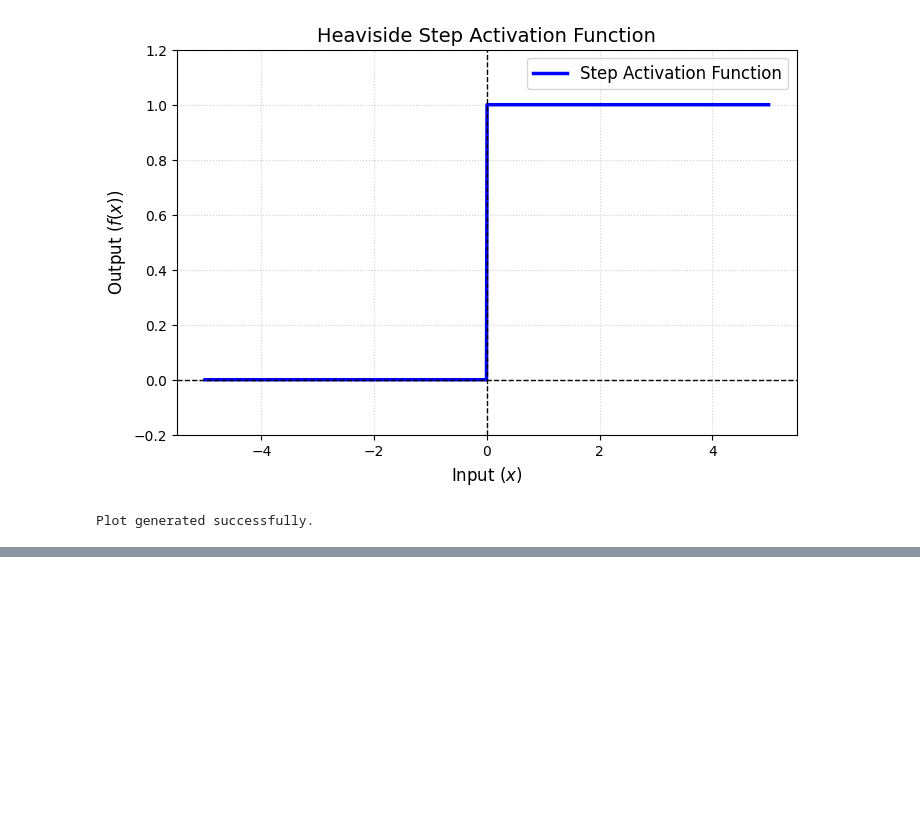
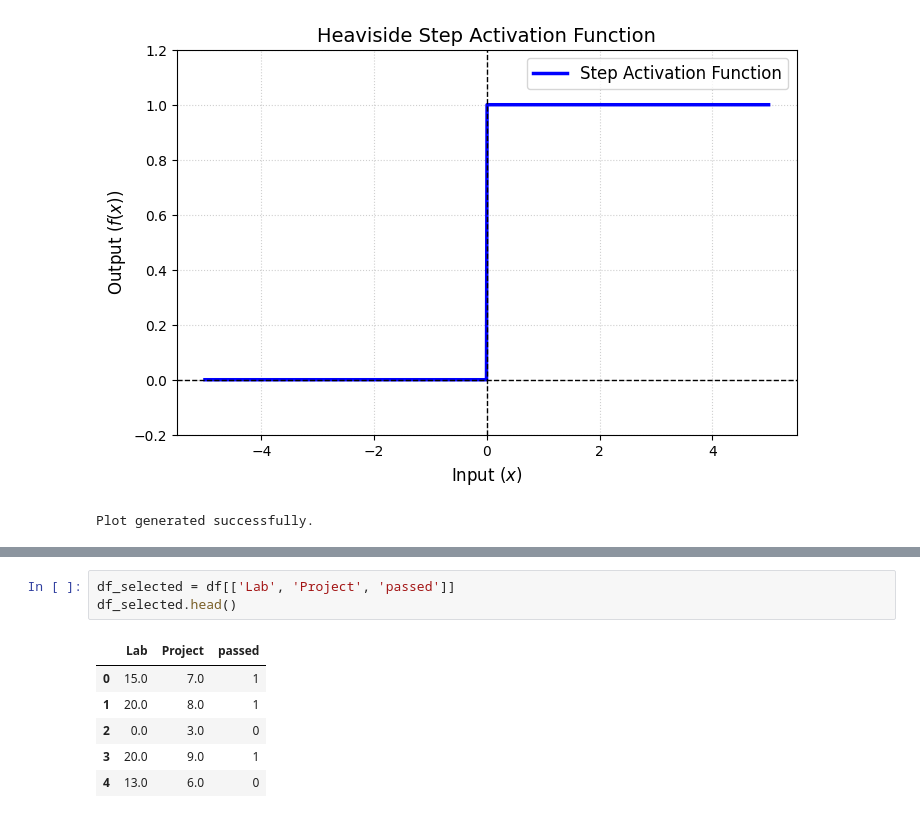
Before and after one commit to diptu/ml-log, a Jupyter notebook: Perceptron.ipynb, the cells around one changed output, grey strips where cells are left out. Cells and saved outputs as stored; diff of their text form; blank space fills up the shorter version.

```diff
--- a/Perceptron.ipynb
+++ b/Perceptron.ipynb
@@ -273,0 +406,10 @@ Separated perceptron diagram generated.
+# %%
+df_selected = df[['Lab', 'Project', 'passed']]
+df_selected.head()
+# %% [output]
+|  | Lab | Project | passed |
+| 0 | 15.0 | 7.0 | 1 |
+| 1 | 20.0 | 8.0 | 1 |
+| 2 | 0.0 | 3.0 | 0 |
+| 3 | 20.0 | 9.0 | 1 |
+| 4 | 13.0 | 6.0 | 0 |
```
Also changed, not shown: parts of 12 cells of this notebook.
